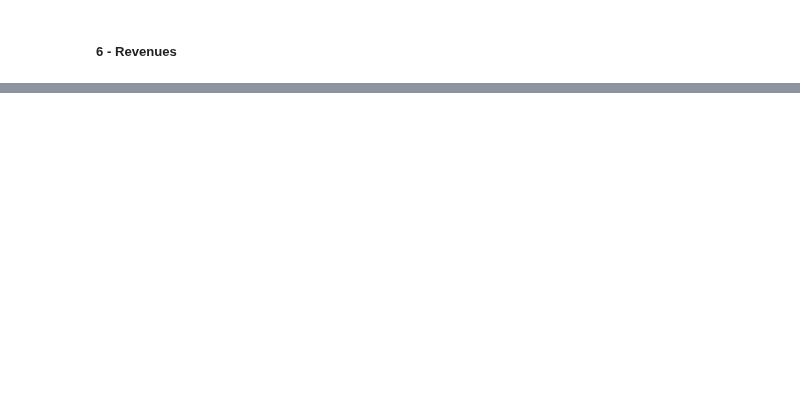
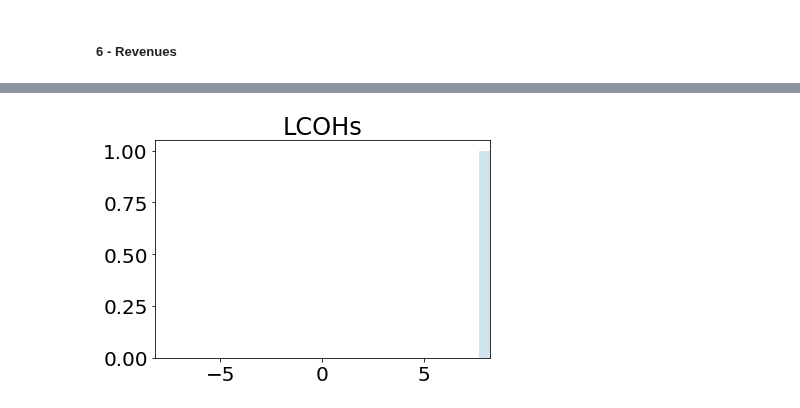
Before and after one commit to VanOord/OpenSCSim, a Jupyter notebook: Scenario 1.ipynb, the cells around one changed output, grey strips where cells are left out. Cells and saved outputs as stored; diff of their text form; code cells hidden in the pictures; blank space fills up the shorter version.

```diff
--- a/Scenario 1.ipynb
+++ b/Scenario 1.ipynb
@@ -1397,0 +1534,8 @@ create_npv_plot(df_combined_npv, title='Scenario 1 with revenues\n Wind park 100
+# %%
+fig, ax = plt.subplots(1, 1)
+plt.hist(LCOH, density=True, bins='auto', histtype='stepfilled', alpha=0.2)
+ax.set_xlim([-min(LCOH_stat), max(LCOH_stat)])
+ax.set_title('LCOHs')
+plt.show()
+# %% [output]
+[figure, added]
```
Also changed, not shown: parts of 27 cells of this notebook.
